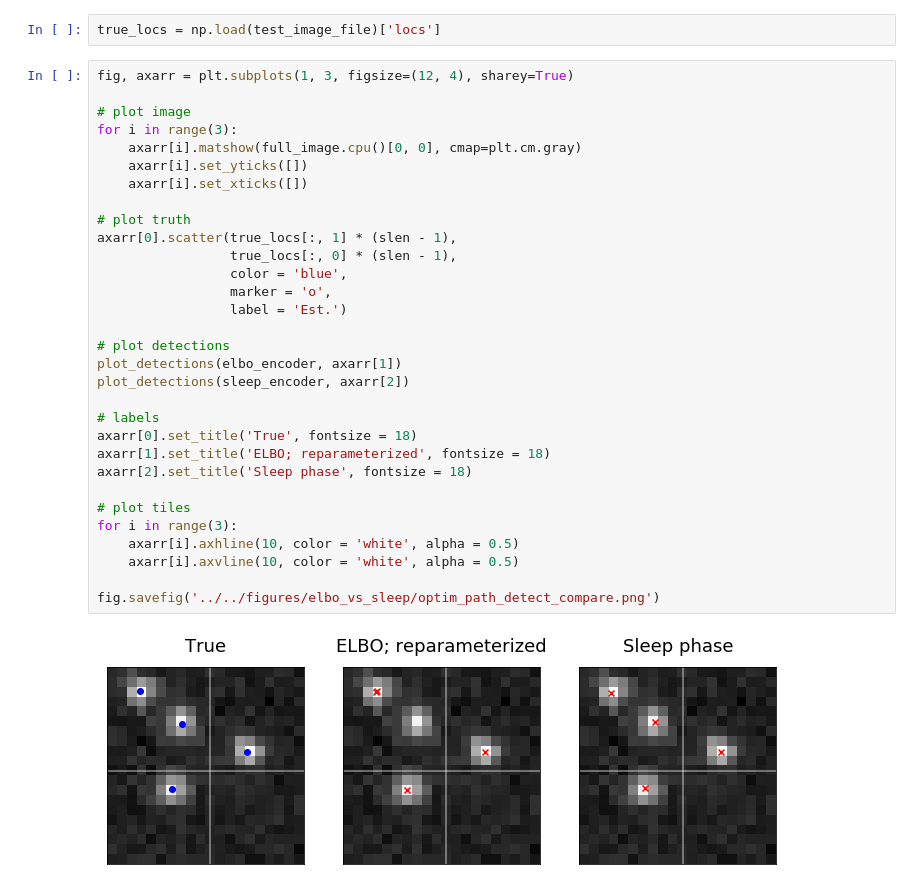
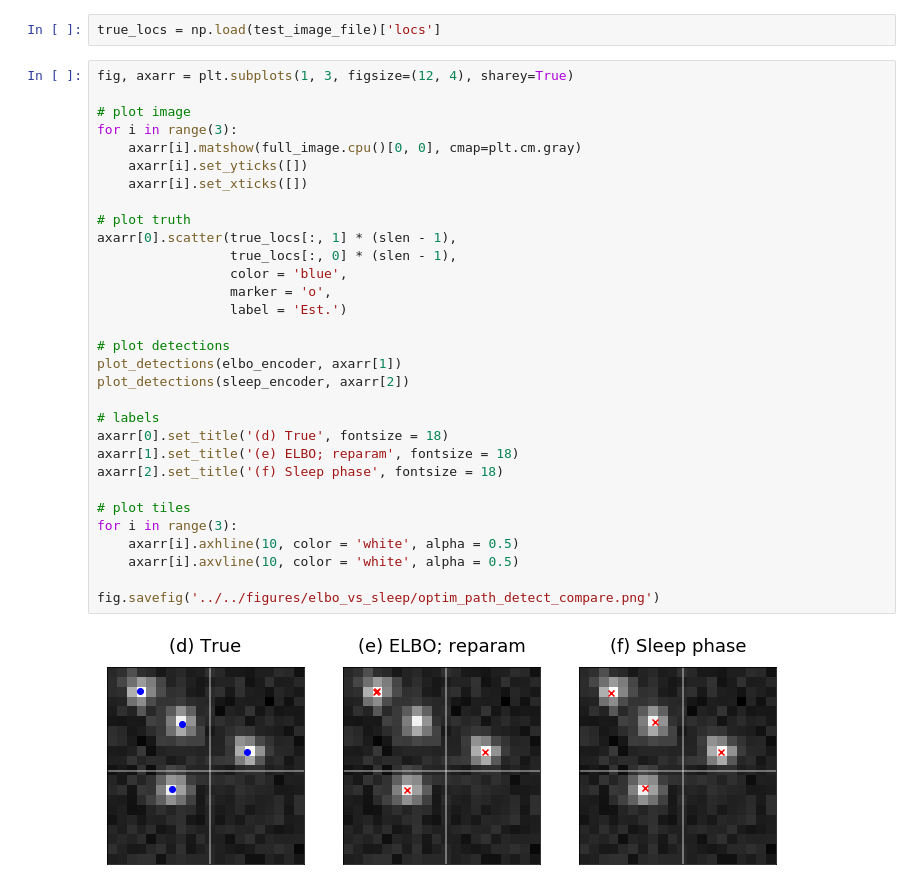
Before and after one commit to Runjing-Liu120/DeblendingStarfields, a Jupyter notebook: experiments_elbo_vs_sleep/jupyter/sleep_elbo_compare.ipynb, the cells around one changed output. Cells and saved outputs as stored; diff of their text form.

Commit message:
sleep elbo plot

```diff
--- a/experiments_elbo_vs_sleep/jupyter/sleep_elbo_compare.ipynb
+++ b/experiments_elbo_vs_sleep/jupyter/sleep_elbo_compare.ipynb
@@ -136,33 +136,33 @@ true_locs = np.load(test_image_file)['locs']
 # %%
 fig, axarr = plt.subplots(1, 3, figsize=(12, 4), sharey=True)
 
 # plot image
 for i in range(3):
     axarr[i].matshow(full_image.cpu()[0, 0], cmap=plt.cm.gray)
     axarr[i].set_yticks([])
     axarr[i].set_xticks([])
 
 # plot truth
 axarr[0].scatter(true_locs[:, 1] * (slen - 1),
                  true_locs[:, 0] * (slen - 1),
                  color = 'blue',
                  marker = 'o',
                  label = 'Est.')
 
 # plot detections
 plot_detections(elbo_encoder, axarr[1])
 plot_detections(sleep_encoder, axarr[2])
 
 # labels
-axarr[0].set_title('True', fontsize = 18)
-axarr[1].set_title('ELBO; reparameterized', fontsize = 18)
-axarr[2].set_title('Sleep phase', fontsize = 18)
+axarr[0].set_title('(d) True', fontsize = 18)
+axarr[1].set_title('(e) ELBO; reparam', fontsize = 18)
+axarr[2].set_title('(f) Sleep phase', fontsize = 18)
 
 # plot tiles
 for i in range(3):
     axarr[i].axhline(10, color = 'white', alpha = 0.5)
     axarr[i].axvline(10, color = 'white', alpha = 0.5)
 
 fig.savefig('../../figures/elbo_vs_sleep/optim_path_detect_compare.png')
 # %% [output]
-[figure, old version]
+[figure, new version]
```
Also changed, not shown: parts of 1 cell of this notebook, 1 other file.
